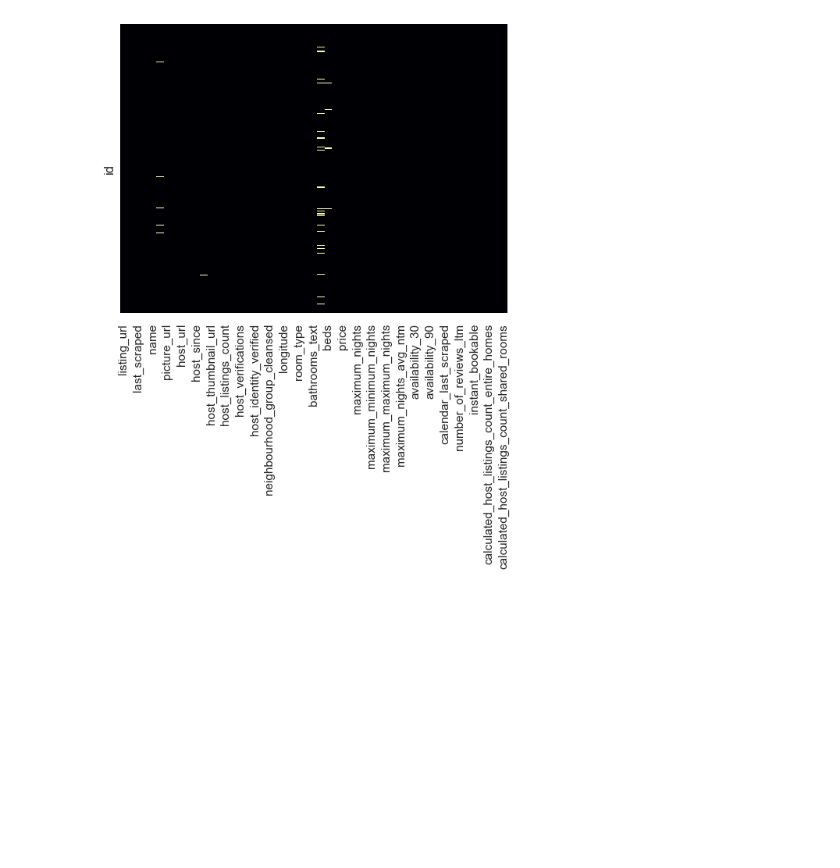
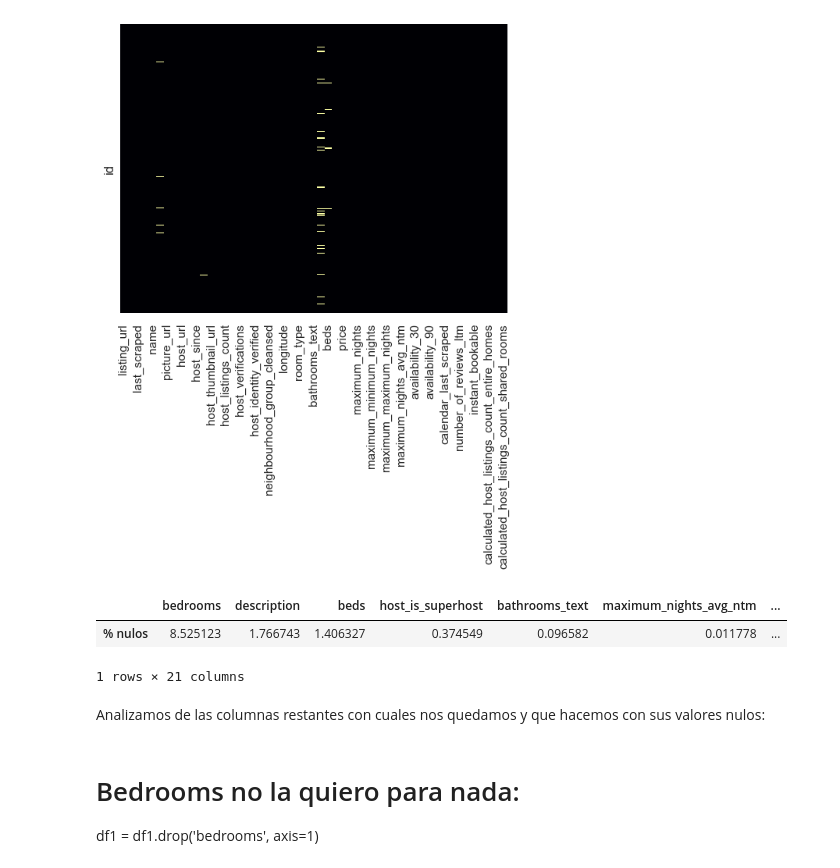
Before and after one commit to bravovielisa/LosAngeles_airbnb, a Jupyter notebook: Los_Angeles_airbnb.ipynb, the cells around one changed output. Cells and saved outputs as stored; diff of their text form; code cells hidden in the pictures; blank space fills up the shorter version.

```diff
--- a/Los_Angeles_airbnb.ipynb
+++ b/Los_Angeles_airbnb.ipynb
@@ -255,3 +255,18 @@ sns.heatmap(df1.isnull(),yticklabels=False,cbar=False,cmap='inferno')
 # %% [output]
 <Axes: ylabel='id'>
 [figure]
+# %%
+nulos_values = df1.isnull().sum()
+nulos_values_percentage = nulos_values/len(df1)*100 #Calculamos el % del los datos faltantes en cada columna
+nulos_values_totales= nulos_values_percentage.sort_values(ascending = False) #Ordenamos de mayor a menor
+nulos_values_totales = pd.DataFrame(nulos_values_totales,columns=["% nulos"])
+nulos_values_totales[nulos_values_totales['% nulos'] > 0].sort_values(by="% nulos", ascending=False).T
+# %% [output]
+|  | bedrooms | description | beds | host_is_superhost | bathrooms_text | maximum_nights_avg_ntm | ... |
+| % nulos | 8.525123 | 1.766743 | 1.406327 | 0.374549 | 0.096582 | 0.011778 | ... |
+1 rows × 21 columns
+# %% [markdown]
+Analizamos de las columnas restantes con cuales nos quedamos y que hacemos con sus valores nulos:
+# %% [markdown]
+# Bedrooms no la quiero para nada:
+df1 = df1.drop('bedrooms', axis=1)
```
Also changed, not shown: parts of 1 cell of this notebook.
